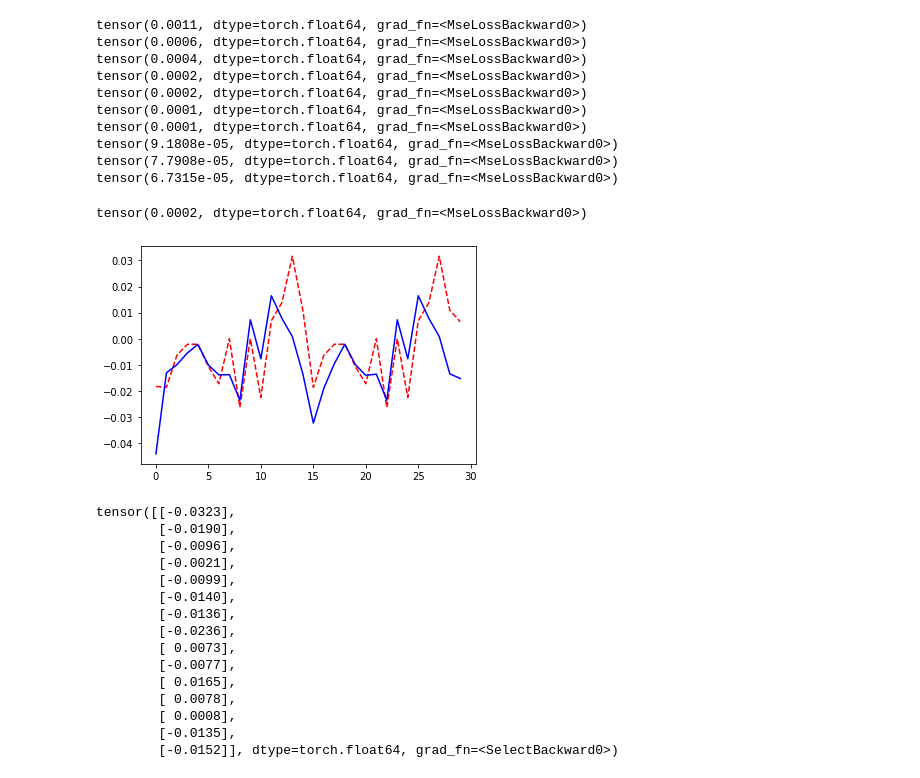
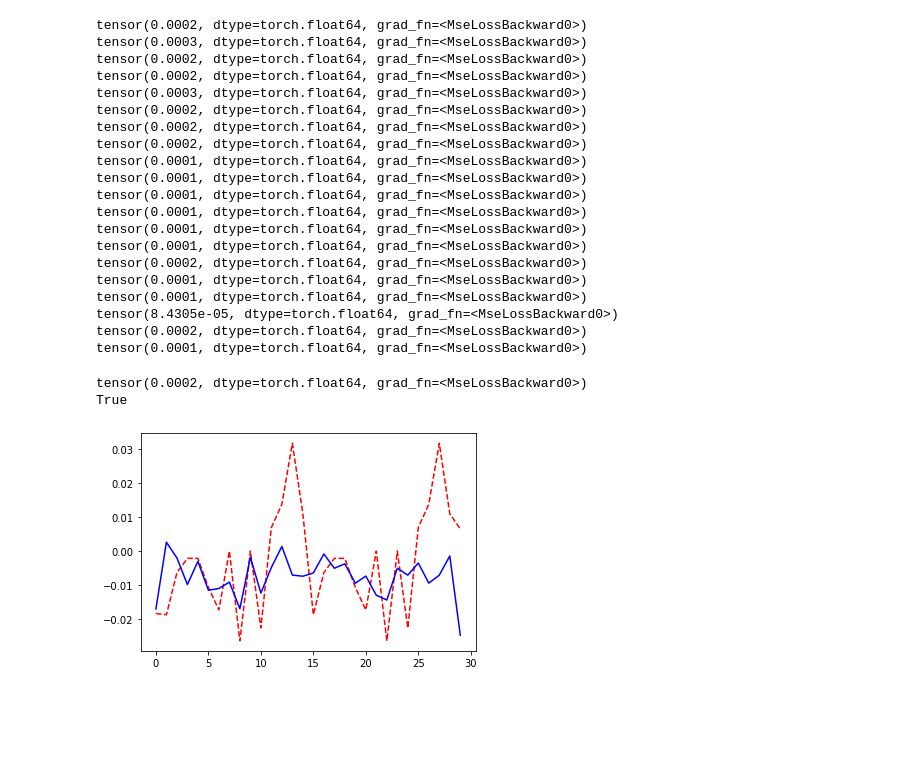
Before and after one commit to matrixleon18/SHUFE, a Jupyter notebook: jupyterlab/Simple_RNN.ipynb, the cells around one changed output. Saved outputs shown, nothing was run; the diff lists cells and outputs as text; code cells hidden in the pictures; blank space fills up the shorter version.

```diff
--- a/jupyterlab/Simple_RNN.ipynb
+++ b/jupyterlab/Simple_RNN.ipynb
@@ -272,65 +316,61 @@ class RNN(nn.Module):
 rnn = RNN()
 LR = 5e-5
 loss_func = nn.MSELoss()
-optimizer = torch.optim.Adam(rnn.parameters(), lr=LR, weight_decay=5e-7)
+optimizer = torch.optim.Adam(rnn.parameters(), lr=LR, weight_decay=1e-8)
 
 i = 0
 h_state = None
-
-# 训练 RNN 模型
-for step in range(100):
-    i = i+1
+# 训练 RNN 模型; 计划训练 10 轮
+for step in range(train_batch_count*20):
     rnn = rnn.double()
-    pred, h_state = rnn(train_x, h_state)
+    pred, h_state = rnn(train_x[i], h_state)
     h_state = h_state.data
-    loss = loss_func(pred, train_y)
-    if (i+1)%10 == 0:
-        print(loss)
+    loss = loss_func(pred, train_y[i])
     optimizer.zero_grad()
     loss.backward()
     optimizer.step()
+
+    if (i+1)%train_batch_count == 0:
+        print(loss)
+        i=0
+    else:
+        i=i+1
 # %% [output]
-tensor(0.0011, dtype=torch.float64, grad_fn=<MseLossBackward0>)
-tensor(0.0006, dtype=torch.float64, grad_fn=<MseLossBackward0>)
-tensor(0.0004, dtype=torch.float64, grad_fn=<MseLossBackward0>)
+tensor(0.0002, dtype=torch.float64, grad_fn=<MseLossBackward0>)
+tensor(0.0003, dtype=torch.float64, grad_fn=<MseLossBackward0>)
+tensor(0.0002, dtype=torch.float64, grad_fn=<MseLossBackward0>)
+tensor(0.0002, dtype=torch.float64, grad_fn=<MseLossBackward0>)
+tensor(0.0003, dtype=torch.float64, grad_fn=<MseLossBackward0>)
+tensor(0.0002, dtype=torch.float64, grad_fn=<MseLossBackward0>)
 tensor(0.0002, dtype=torch.float64, grad_fn=<MseLossBackward0>)
 tensor(0.0002, dtype=torch.float64, grad_fn=<MseLossBackward0>)
 tensor(0.0001, dtype=torch.float64, grad_fn=<MseLossBackward0>)
 tensor(0.0001, dtype=torch.float64, grad_fn=<MseLossBackward0>)
-tensor(9.1808e-05, dtype=torch.float64, grad_fn=<MseLossBackward0>)
-tensor(7.7908e-05, dtype=torch.float64, grad_fn=<MseLossBackward0>)
-tensor(6.7315e-05, dtype=torch.float64, grad_fn=<MseLossBackward0>)
+tensor(0.0001, dtype=torch.float64, grad_fn=<MseLossBackward0>)
+tensor(0.0001, dtype=torch.float64, grad_fn=<MseLossBackward0>)
+tensor(0.0001, dtype=torch.float64, grad_fn=<MseLossBackward0>)
+tensor(0.0001, dtype=torch.float64, grad_fn=<MseLossBackward0>)
+tensor(0.0002, dtype=torch.float64, grad_fn=<MseLossBackward0>)
+tensor(0.0001, dtype=torch.float64, grad_fn=<MseLossBackward0>)
+tensor(0.0001, dtype=torch.float64, grad_fn=<MseLossBackward0>)
+tensor(8.4305e-05, dtype=torch.float64, grad_fn=<MseLossBackward0>)
+tensor(0.0002, dtype=torch.float64, grad_fn=<MseLossBackward0>)
+tensor(0.0001, dtype=torch.float64, grad_fn=<MseLossBackward0>)
 # %%
 # 用模型来做测试数据的误差
 h_state = None
-pred, h_state = rnn(test_x, h_state)
-loss = loss_func(pred, test_y)
+pred, h_state = rnn(test_x[0], h_state)
+loss = loss_func(pred, test_y[0])
 print(loss)
-# print(pred)
-actual_line = np.array(test_y).flatten().tolist()
-pred_line = pred.data.numpy().flatten()
-# print(test_x.shape)
-num = list(range(test_x.shape[0] * test_x.shape[1]))
-plt.plot(num, actual_line, 'r--')
-plt.plot(num, pred_line, 'b-')
-plt.draw()
+
+actual_line = np.array(test_y[0]).flatten().tolist()
+pred_line = pred.data.numpy().flatten().tolist()
+
+print(len(actual_line) == len(pred_line))
+plt.plot(actual_line, 'r--')
+plt.plot(pred_line, 'b-')
 plt.show()
-print(pred[-1])
 # %% [output]
 tensor(0.0002, dtype=torch.float64, grad_fn=<MseLossBackward0>)
+True
-[figure, old version]
+[figure, new version]
-tensor([[-0.0323],
-        [-0.0190],
-        [-0.0096],
-        [-0.0021],
-        [-0.0099],
-        [-0.0140],
-        [-0.0136],
-        [-0.0236],
-        [ 0.0073],
-        [-0.0077],
-        [ 0.0165],
-        [ 0.0078],
-        [ 0.0008],
-        [-0.0135],
-        [-0.0152]], dtype=torch.float64, grad_fn=<SelectBackward0>)
```
Also changed, not shown: parts of 3 cells of this notebook.
